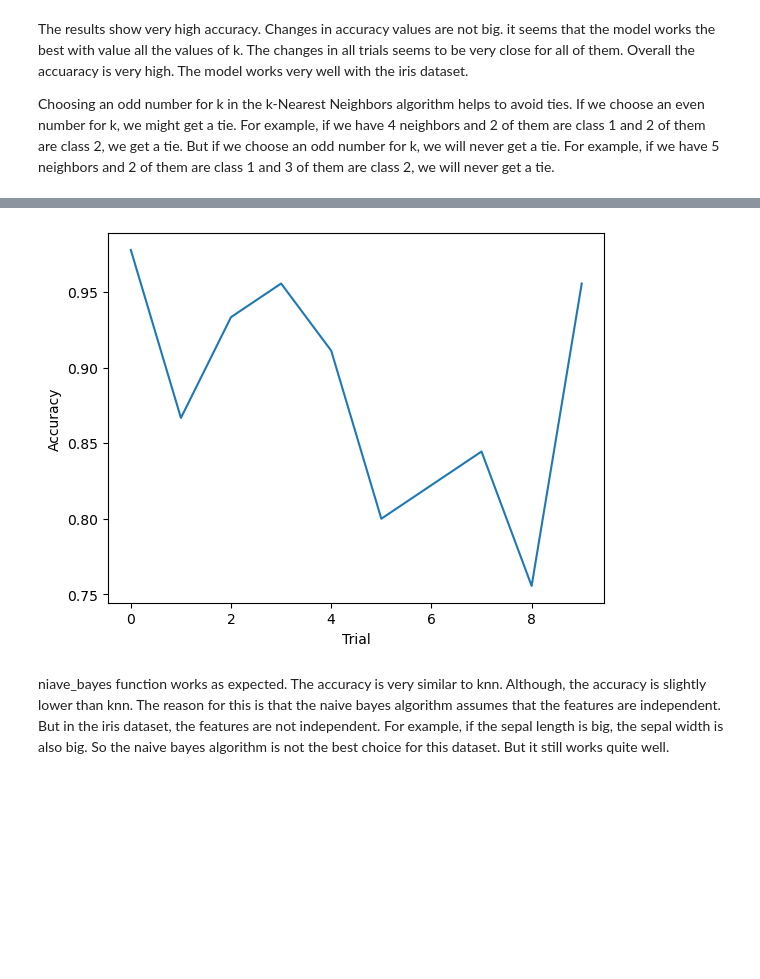
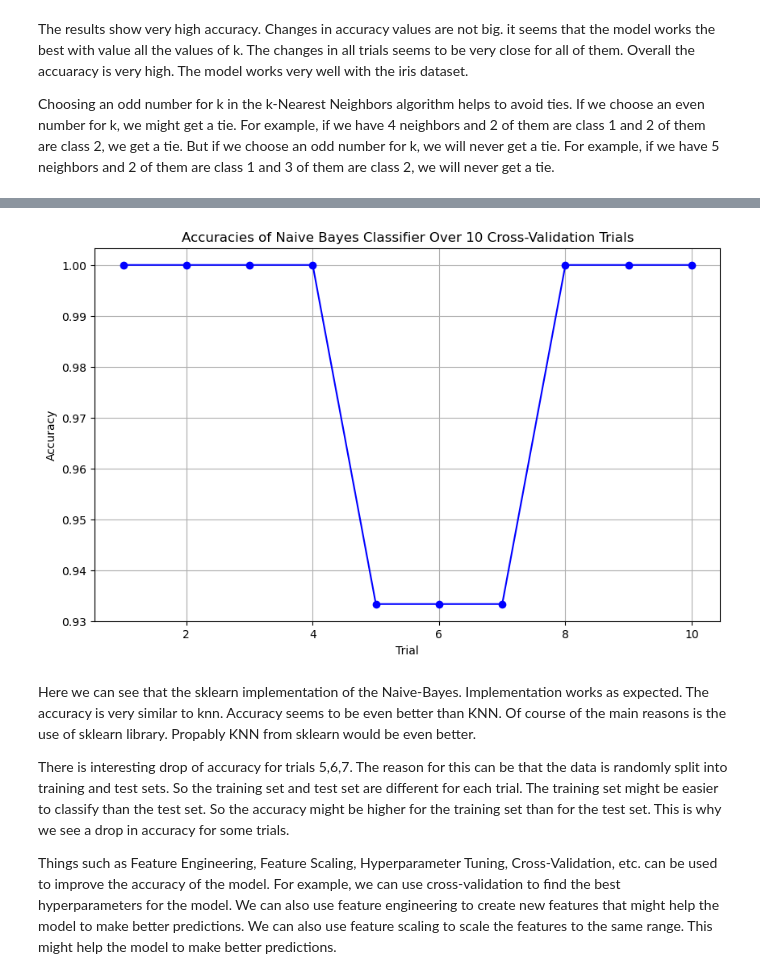
Before and after one commit to Qubi0-0/MachineLearning, a Jupyter notebook: SupervisedLearning/SupervisedLearning.ipynb, the cells around one changed output, grey strips where cells are left out. Drawn from its saved outputs; the diff is of its cells as text; code cells hidden in the pictures; blank space fills up the shorter version.

```diff
--- a/SupervisedLearning/SupervisedLearning.ipynb
+++ b/SupervisedLearning/SupervisedLearning.ipynb
@@ -288,6 +382,10 @@ Choosing an odd number for k in the k-Nearest Neighbors algorithm helps to avoid
 # %%
+from sklearn.datasets import load_iris
+from sklearn.model_selection import cross_val_score
+from sklearn.naive_bayes import GaussianNB
 from sklearn.preprocessing import LabelEncoder
 import pandas as pd
+import matplotlib.pyplot as plt
 
 class SupervisedLearning_3:
     def __init__(self):
@@ -297,35 +395,32 @@ class SupervisedLearning_3:
         data = pd.DataFrame(data).apply(lambda x: pd.qcut(x, q=3, labels=["low", "medium", "high"]))
         return data
 
-    def naive_bayes_classifier(self, num_trials=10):
-        results = []
+    def naive_bayes_classifier(self):
+        X = self.transform_to_categories(self.iris.data)
+        le = LabelEncoder()
+        X = X.apply(le.fit_transform)
+        y = self.iris.target
 
-        for _ in range(num_trials):
-            X_train, X_test, y_train, y_test = train_test_split(self.iris.data, self.iris.target, test_size=0.3)
+        gnb = GaussianNB()
 
-            X_train = self.transform_to_categories(X_train)
-            X_test = self.transform_to_categories(X_test)
+        scores = cross_val_score(gnb, X, y, cv=10)
 
-            le = LabelEncoder()
-            X_train = X_train.apply(le.fit_transform)
-            X_test = X_test.apply(le.transform)
-
-            gnb = GaussianNB()
-            gnb.fit(X_train, y_train)
-
-            y_pred = gnb.predict(X_test)
-
-            accuracy = accuracy_score(y_test, y_pred)
-            results.append(accuracy)
-
-        plt.plot(range(num_trials), results)
+        # Plot the scores
+        plt.figure(figsize=(10, 6))
+        plt.plot(range(1, 11), scores, marker='o', linestyle='-', color='b')
+        plt.title('Accuracies of Naive Bayes Classifier Over 10 Cross-Validation Trials')
         plt.xlabel('Trial')
         plt.ylabel('Accuracy')
+        plt.grid()
         plt.show()
 # %%
-learner_3 = SupervisedLearning_3()
-learner_3.naive_bayes_classifier()
+bayes = SupervisedLearning_3()
+bayes.naive_bayes_classifier()
 # %% [output]
-[figure, old version]
+[figure, new version]
-# %% [markdown]
-niave_bayes function works as expected. The accuracy is very similar to knn. Although, the accuracy is slightly lower than knn. The reason for this is that the naive bayes algorithm assumes that the features are independent. But in the iris dataset, the features are not independent. For example, if the sepal length is big, the sepal width is also big. So the naive bayes algorithm is not the best choice for this dataset. But it still works quite well.
+# %% [markdown]
+Here we can see that the sklearn implementation of the Naive-Bayes. Implementation works as expected. The accuracy is very similar to knn. Accuracy seems to be even better than KNN. Of course of the main reasons is the use of sklearn library. Propably KNN from sklearn would be even better.
+
+There is interesting drop of accuracy for trials 5,6,7. The reason for this can be that the data is randomly split into training and test sets. So the training set and test set are different for each trial. The training set might be easier to classify than the test set. So the accuracy might be higher for the training set than for the test set. This is why we see a drop in accuracy for some trials.
+
+Things such as Feature Engineering, Feature Scaling, Hyperparameter Tuning, Cross-Validation, etc. can be used to improve the accuracy of the model. For example, we can use cross-validation to find the best hyperparameters for the model. We can also use feature engineering to create new features that might help the model to make better predictions. We can also use feature scaling to scale the features to the same range. This might help the model to make better predictions.
```
Also changed, not shown: parts of 8 cells of this notebook.
